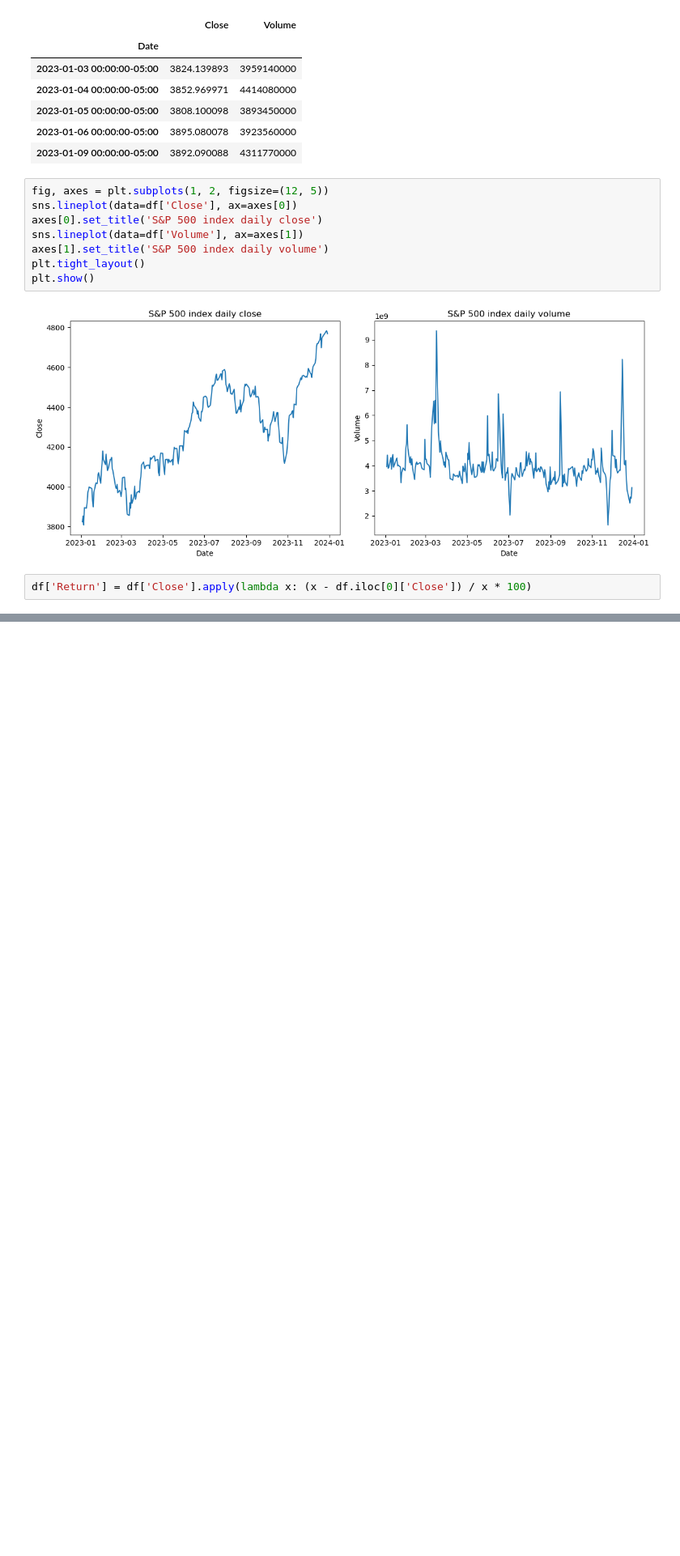
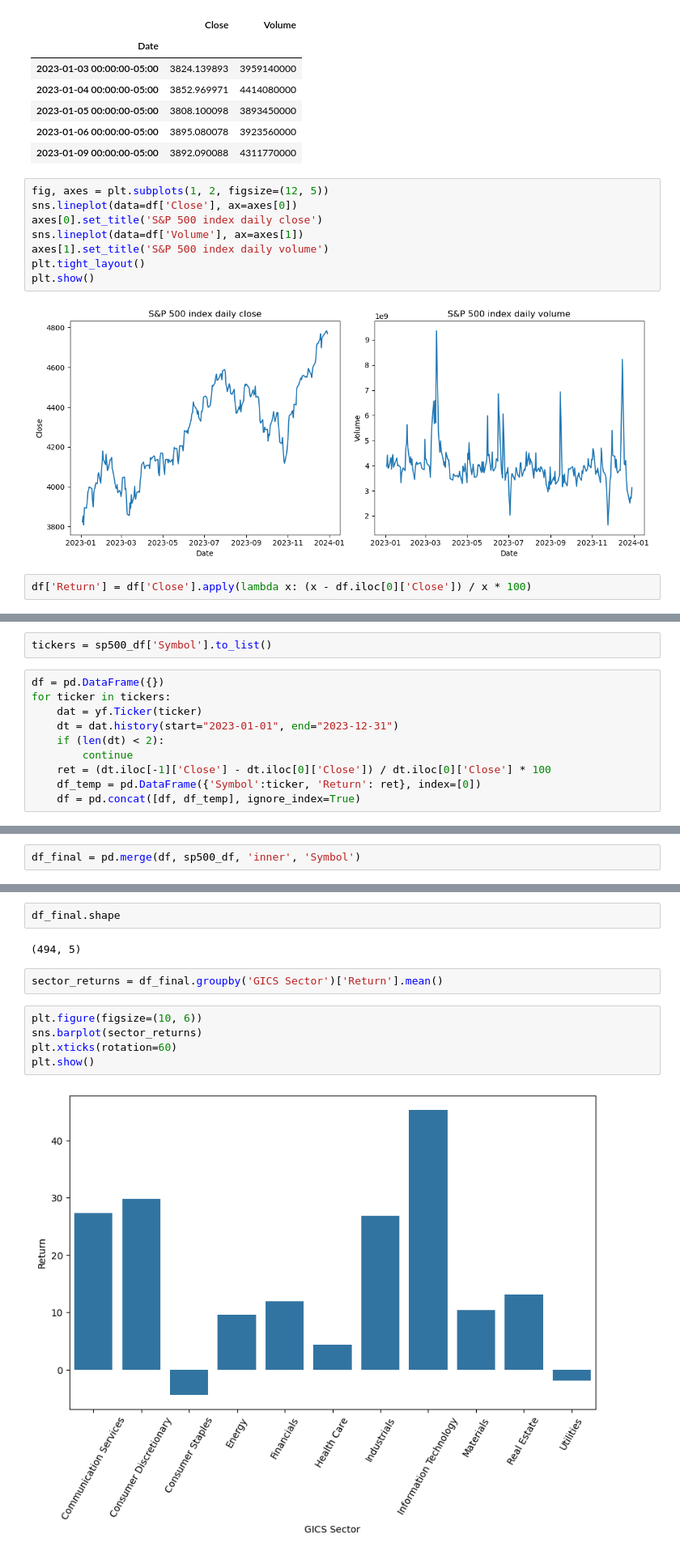
Before and after one commit to aadideshpande/s-p_index_analysis, a Jupyter notebook: main.ipynb, the cells around one changed output, grey strips where cells are left out. Shown at 81% size. Saved outputs shown, nothing was run; the diff lists cells and outputs as text; blank space fills up the shorter version.

Commit message:
scrape s&p 500 data | add sector wise returns

```diff
--- a/main.ipynb
+++ b/main.ipynb
@@ -64,0 +101,12 @@ sns.lineplot(data=df['Return'], )
+# %%
+tickers = sp500_df['Symbol'].to_list()
+# %%
+df = pd.DataFrame({})
+for ticker in tickers:
+    dat = yf.Ticker(ticker)
+    dt = dat.history(start="2023-01-01", end="2023-12-31")
+    if (len(dt) < 2):
+        continue
+    ret = (dt.iloc[-1]['Close'] - dt.iloc[0]['Close']) / dt.iloc[0]['Close'] * 100
+    df_temp = pd.DataFrame({'Symbol':ticker, 'Return': ret}, index=[0])
+    df = pd.concat([df, df_temp], ignore_index=True)
@@ -64,0 +141,2 @@ sns.lineplot(data=df['Return'], )
+# %%
+df_final = pd.merge(df, sp500_df, 'inner', 'Symbol')
@@ -64,0 +152,13 @@ sns.lineplot(data=df['Return'], )
+# %%
+df_final.shape
+# %% [output]
+(494, 5)
+# %%
+sector_returns = df_final.groupby('GICS Sector')['Return'].mean()
+# %%
+plt.figure(figsize=(10, 6))
+sns.barplot(sector_returns)
+plt.xticks(rotation=60)
+plt.show()
+# %% [output]
+[figure, added]
```
Also changed, not shown: parts of 11 cells of this notebook.
